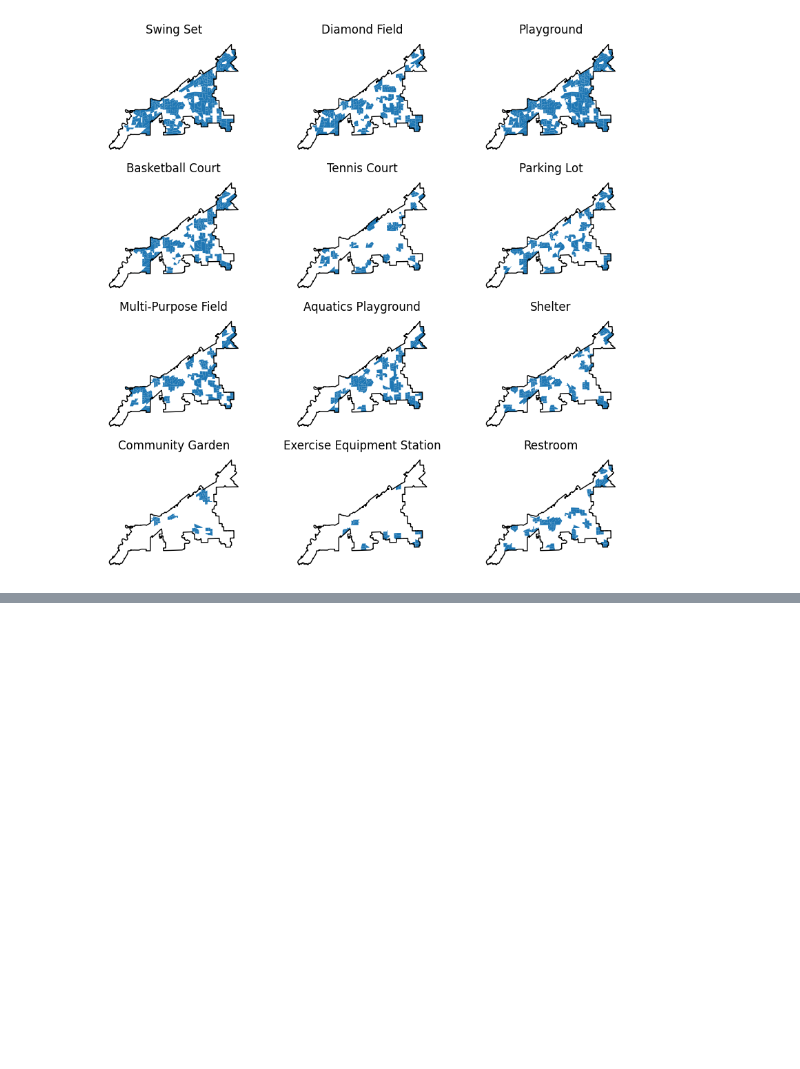
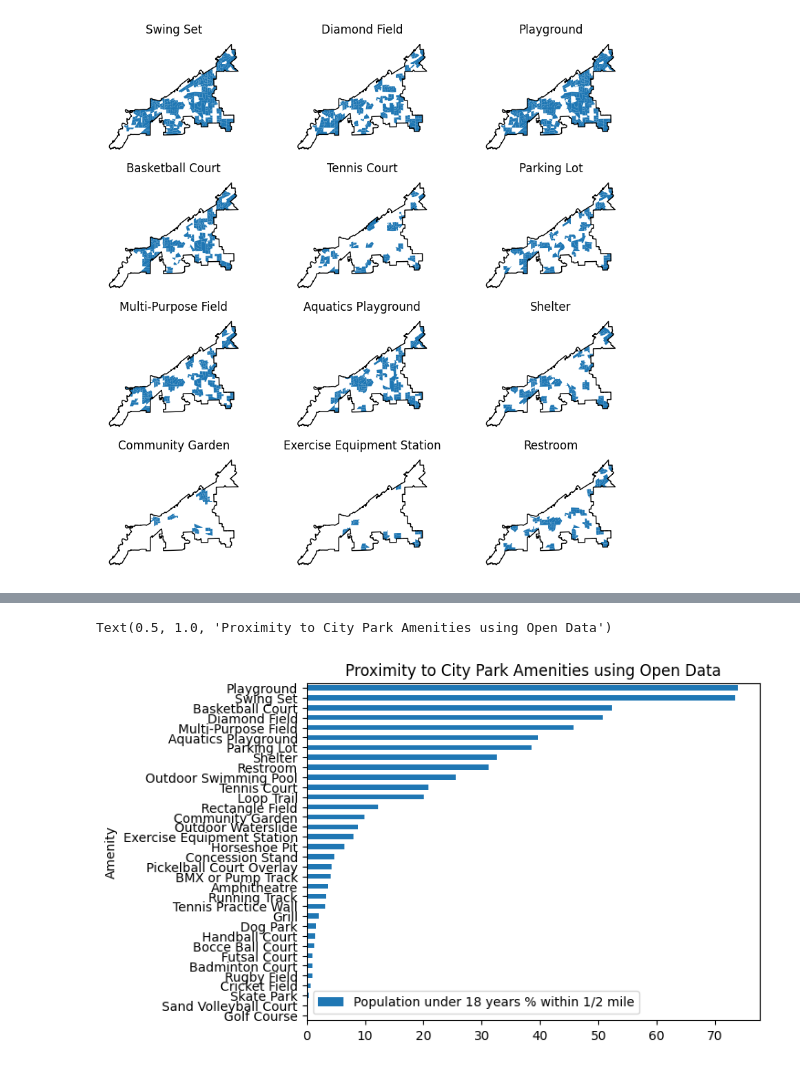
Before and after one commit to City-of-Cleveland/open-data-examples, a Jupyter notebook: 03-Recreation access across Cleveland.ipynb, the cells around one changed output, grey strips where cells are left out. Cells and saved outputs as stored; diff of their text form; code cells hidden in the pictures; blank space fills up the shorter version.

Commit message:
Have summary stats now. Wrapping up

```diff
--- a/03-Recreation access across Cleveland.ipynb
+++ b/03-Recreation access across Cleveland.ipynb
@@ -100 +121,10 @@ def access_evaluator(access_name, pop_gdf, points_gdf):
+# %%
+# Our primary spatial function, which checks whether a type of amenity is within our buffer distance
+# It creates a new column in the given dataframe with a Series of boolean values.
+# True = the block group's center is within range, False = the block groups' center is not within range
+
+buffer_distance = 2640 # Half mile in feet
+def access_evaluator(access_name, pop_gdf, points_gdf):
+    buffer_amenity = points_gdf[points_gdf.Amenity_Type == access_name].buffer(2640).unary_union
+    pop_gdf[access_name+"_flag"] = buffer_amenity.intersects(pop_gdf.geometry.representative_point()
 # %%
@@ -120,3 +151,34 @@ for irow in range(axs.shape[0]):
             count += 1
 # %% [output]
 [figure]
+# %%
+# Let's use these true/false flags to produce summary statistics
+# We want to learn about what percent of different populations are within range of these amenities
+# To do this we will need to transform our dataset using groupby and aggregations
+
+# Define the list of Census fields we want to iterate through
+demographic_groups = ['Population under 18 years']
+
+# Set up a loop that will perform calculations for each column above
+out_list = []
+for amenity in amenities_gdf.Amenity_Type.unique(): # For each unique amenity
+    report_outs = []
+    for fld in demographic_groups: # For each demographic group we listed
+        try:
+            # Sum the number of people in that group that have value True for access to that amenity
+            number_covered =cle_bgs.groupby(f'{amenity}_flag').agg({fld:'sum'}).loc[True].iloc[0]
+            # Sum total number of people in that group
+            total_possible = cle_bgs[fld].sum()
+            # Divide with access over total number
+            percent_covered = (100 * number_covered) / total_possible
+        except:
+            # If there is not True index, that means nobody has access, return 0
+            percent_covered = 0
+        # Append these figures to the array for this amenity
+        report_outs.append(percent_covered)
+    # Append this amenity + report outs to the outbound list
+    out_list.append([amenity, *report_outs])
+
+# Create a dataframe from the results
+# Add % within 1/2 mile to each group column
+access_summary = pd.DataFrame(out_list, columns=['Amenity', *[grp + " % within 1/2 mile" for grp in demographic_groups]])
@@ -122,0 +205,7 @@ for irow in range(axs.shape[0]):
+# %%
+
+access_summary.set_index('Amenity').sort_values('Population under 18 years % within 1/2 mile').plot.barh()
+plt.title('Proximity to City Park Amenities using Open Data')
+# %% [output]
+Text(0.5, 1.0, 'Proximity to City Park Amenities using Open Data')
+[figure, added]
```
Also changed, not shown: parts of 10 cells of this notebook.
